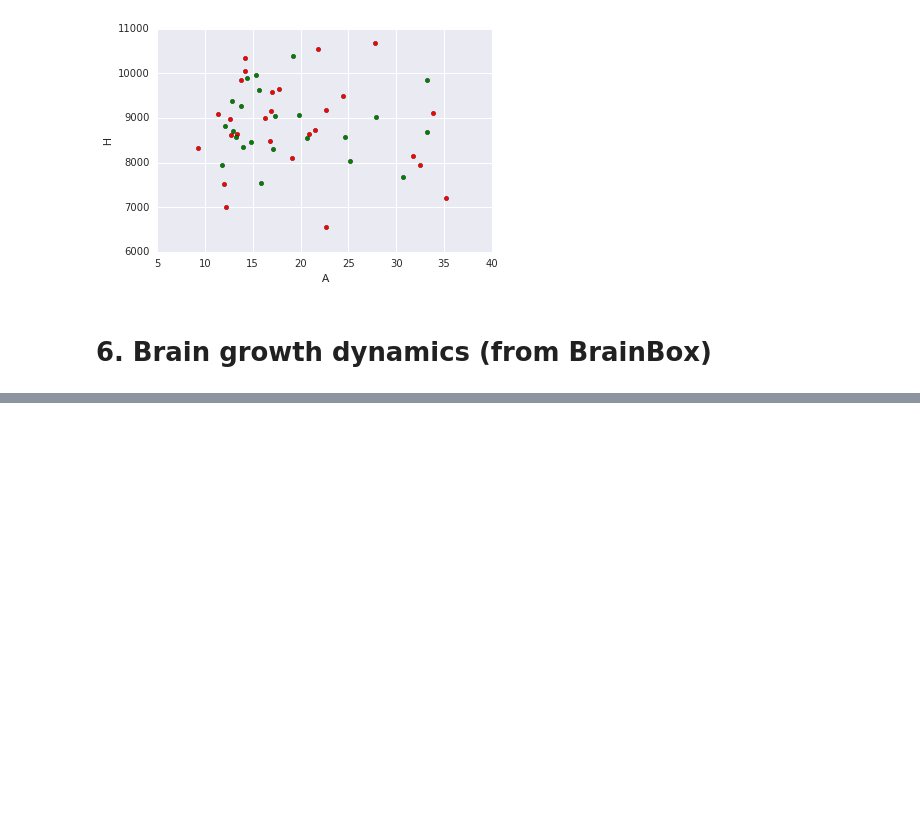
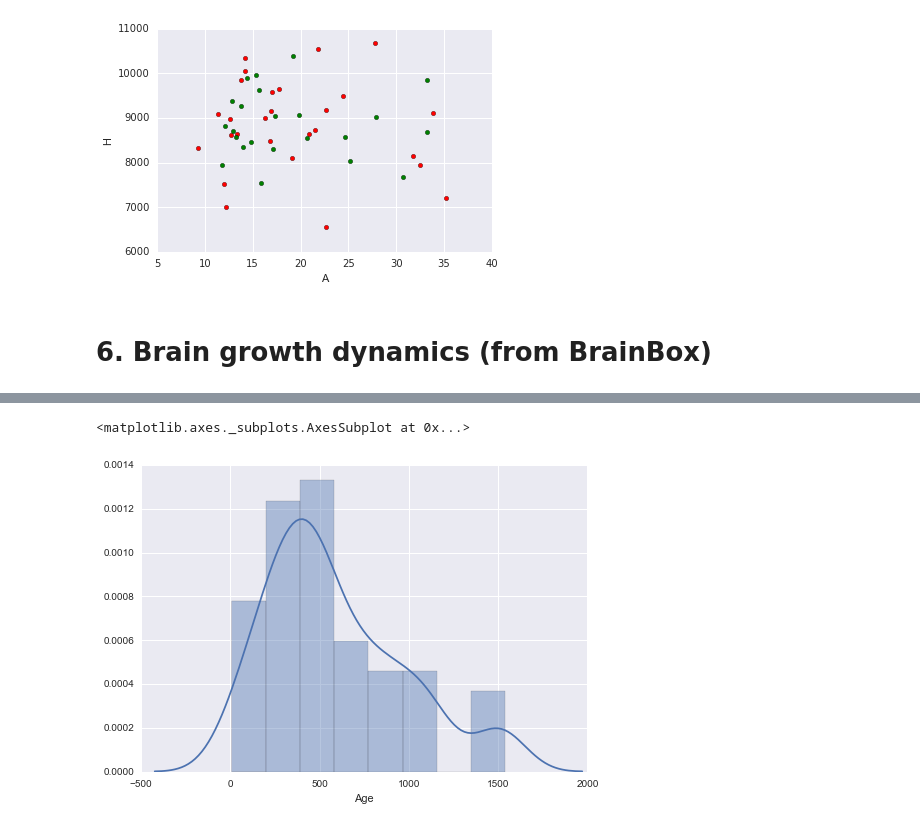
Before and after one commit to r03ert0/My-Random-Notebooks, a Jupyter notebook: Simple Neuroimaging.ipynb, the cells around one changed output, grey strips where cells are left out. Drawn from its saved outputs; the diff is of its cells as text; code cells hidden in the pictures; blank space fills up the shorter version.

```diff
--- a/Simple Neuroimaging.ipynb
+++ b/Simple Neuroimaging.ipynb
@@ -377,0 +403,5 @@ for i in range(0,256):
+# %%
+sns.distplot(dyn_df.Age)
+# %% [output]
+<matplotlib.axes._subplots.AxesSubplot at 0x...>
+[figure, added]
```
Also changed, not shown: parts of 24 cells of this notebook, 17 other files.
